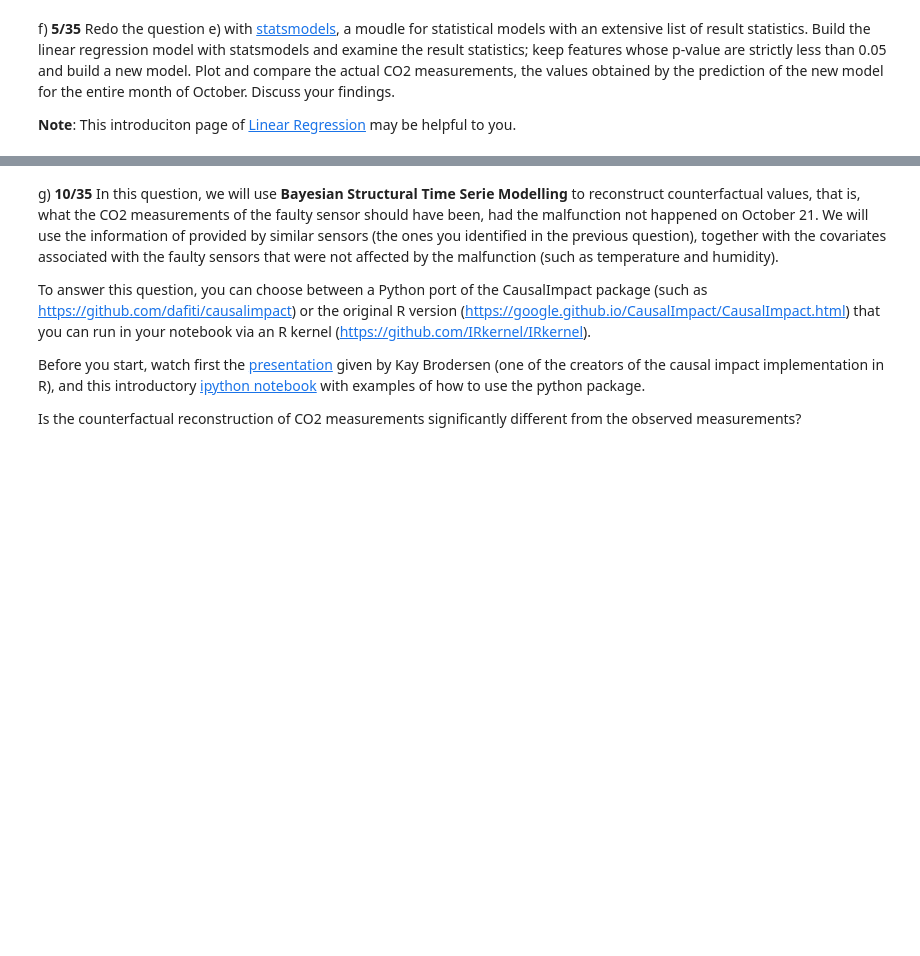
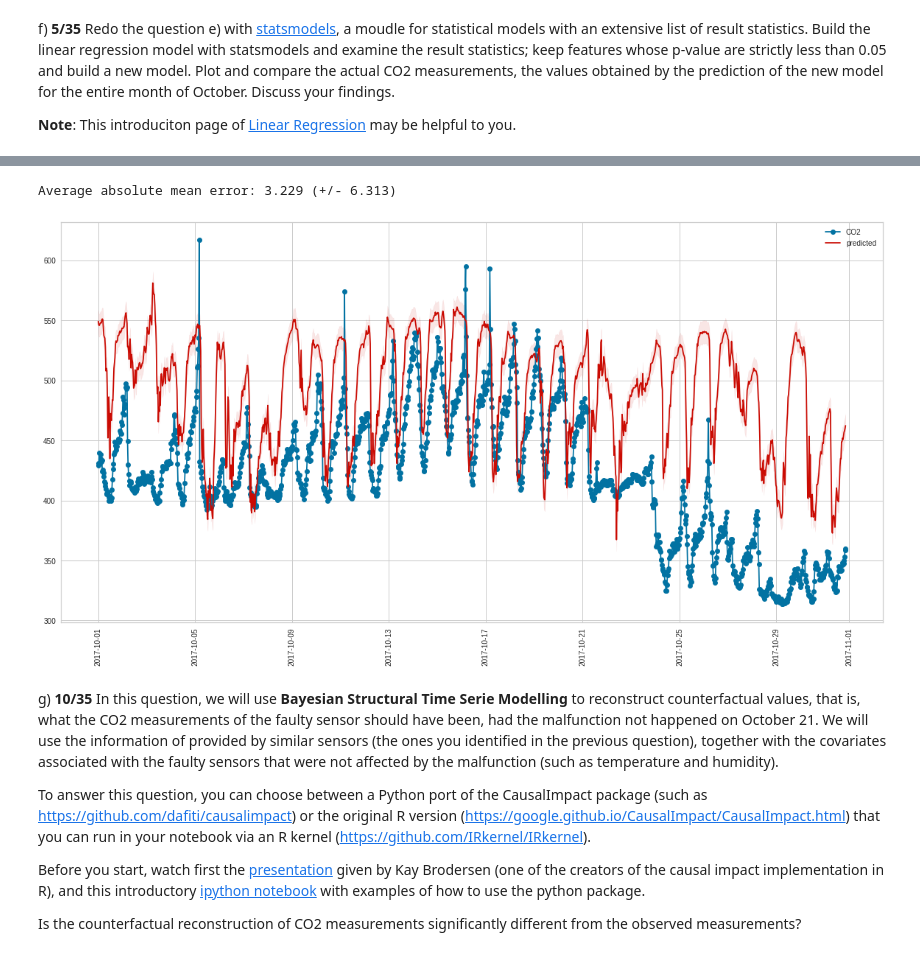
Before and after one commit to FurkanKarakas/dslab-homework-2, a Jupyter notebook: notebooks/DSLab_homework-2.ipynb, the cells around one changed output, grey strips where cells are left out. Saved outputs shown, nothing was run; the diff lists cells and outputs as text; code cells hidden in the pictures; blank space fills up the shorter version.

```diff
--- a/notebooks/DSLab_homework-2.ipynb
+++ b/notebooks/DSLab_homework-2.ipynb
@@ -886,0 +896,2 @@ import statsmodels.api as sm
+# %%
+X_less = X_agg_before21[:,[0,4,5,6,11]]
@@ -887,3 +920,21 @@ import statsmodels.api as sm
+# %%
+lr_final,errormean,errorinterval= train_and_select_model(X_less,y_agg_before21)
+# %% [output]
+Average absolute mean error: 3.229 (+/- 6.313)
+# %%
+X_temp_hum_less = X_temp_hum[:,[0,4,5,6,11]]
+# %%
+y_pred = lr_final.predict(X_temp_hum_less)
+plt.figure(figsize=(20,10))
+plt.plot(df_co2_zsbn.index.values[:-6],y, marker='o', label='CO2')
+plt.plot(df_co2_zsbn.index.values[:-6],y_pred, marker='x', label='predicted',color = "r")
+plt.xticks(rotation=90)
+plt.legend()
+plt.fill_between(df_co2_zsbn.index.values[:-6], y_pred.flatten()-errormean-errorinterval, y_pred.flatten()+errormean+errorinterval, color='r', alpha=.1)
+
+plt.grid(True)
+# %% [output]
+[figure, added]
 # %% [markdown]
 g) **10/35** In this question, we will use __Bayesian Structural Time Serie Modelling__ to reconstruct counterfactual values, that is, what the CO2 measurements of the faulty sensor should have been, had the malfunction not happened on October 21.  We will use the information of provided by similar sensors (the ones you identified in the previous question), together with the covariates associated with the faulty sensors that were not affected by the malfunction (such as temperature and humidity).
 
```
Also changed, not shown: parts of 23 cells of this notebook.
